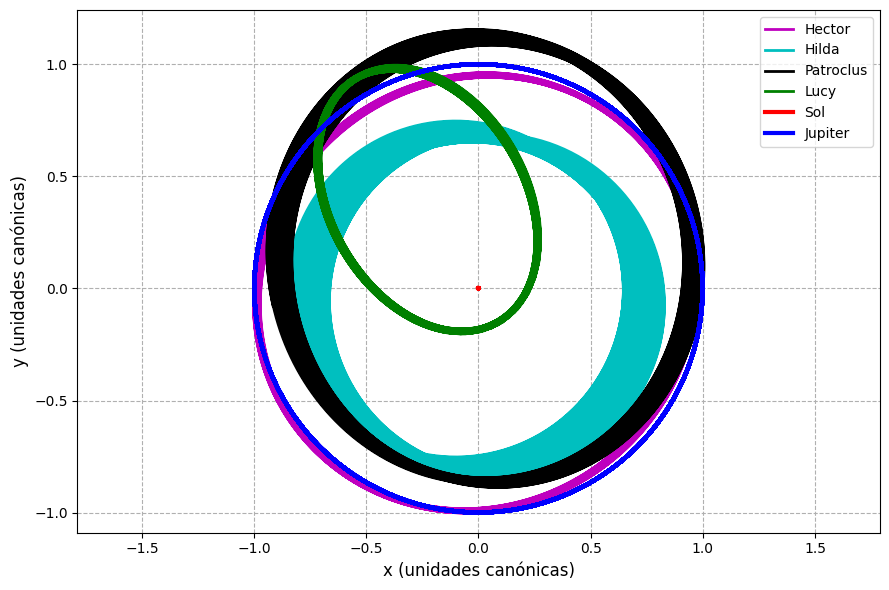
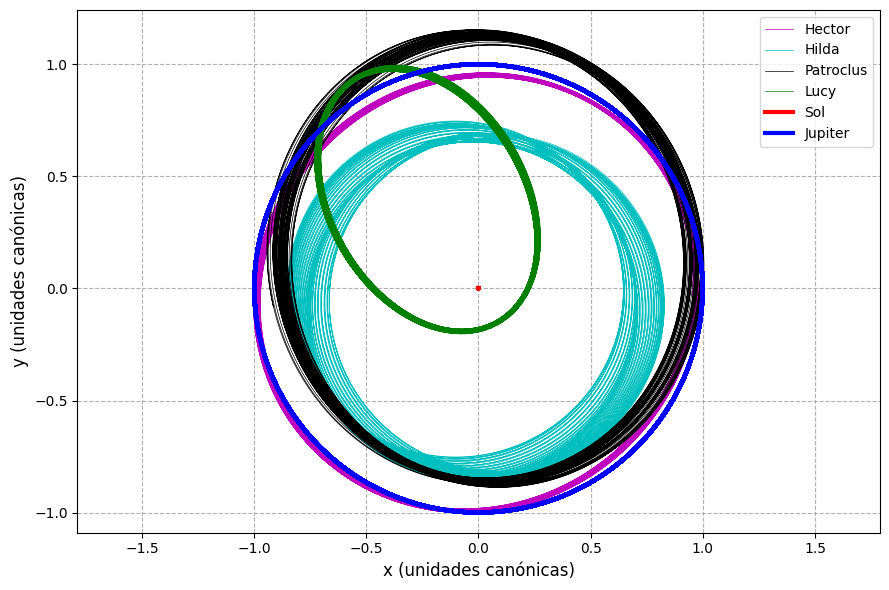
The notebook cell's code change between the first figure and the second:
--- before
+++ after
@@ -1,8 +1,8 @@
 plt.figure(figsize=(6*1.5, 4*1.5))
 
-plt.plot(ris_Hector[:,0], ris_Hector[:,1], "-m", lw=2, label="Hector")
-plt.plot(ris_Hilda[:,0], ris_Hilda[:,1], "-c", lw=2, label="Hilda")
-plt.plot(ris_Patroclus[:,0], ris_Patroclus[:,1], "-k", lw=2, label="Patroclus")
-plt.plot(ris_Lucy[:,0], ris_Lucy[:,1], "-g", lw=2, label="Lucy")
+plt.plot(ris_Hector[:,0], ris_Hector[:,1], "-m", lw=0.5, label="Hector")
+plt.plot(ris_Hilda[:,0], ris_Hilda[:,1], "-c", lw=0.5, label="Hilda")
+plt.plot(ris_Patroclus[:,0], ris_Patroclus[:,1], "-k", lw=0.5, label="Patroclus")
+plt.plot(ris_Lucy[:,0], ris_Lucy[:,1], "-g", lw=0.5, label="Lucy")
 
 plt.plot(r1s_Lucy[:,0], r1s_Lucy[:,1], color='red', linewidth=3, label='Sol')

Commit: Modifico el gráfico del sistema rotante y del sistema inercial